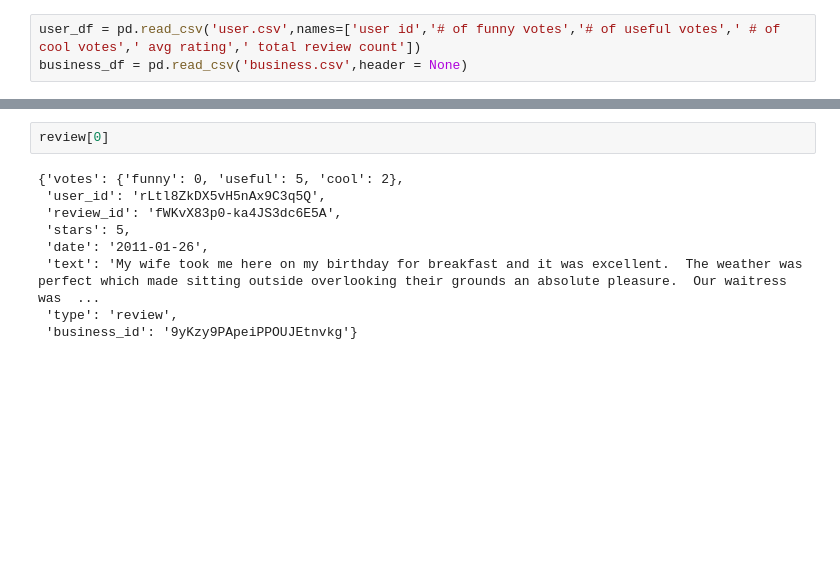
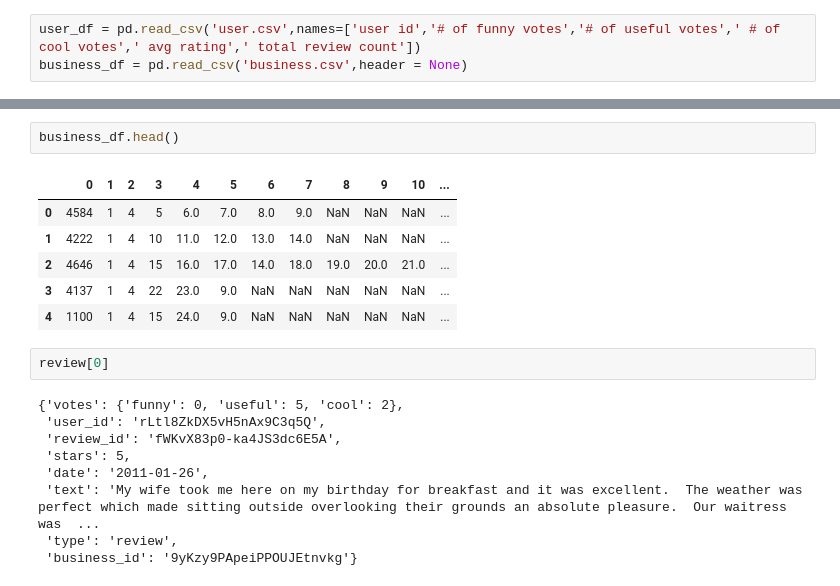
Before and after one commit to ordosnb/KNN, a Jupyter notebook: UserEmbedding.ipynb, the cells around one changed output, grey strips where cells are left out. Saved outputs shown, nothing was run; the diff lists cells and outputs as text; blank space fills up the shorter version.

```diff
--- a/UserEmbedding.ipynb
+++ b/UserEmbedding.ipynb
@@ -21,3 +30,12 @@ business_df = pd.read_csv('business.csv',header = None)
+# %%
+business_df.head()
+# %% [output]
+|  | 0 | 1 | 2 | 3 | 4 | 5 | 6 | 7 | 8 | 9 | 10 | ... |
+| 0 | 4584 | 1 | 4 | 5 | 6.0 | 7.0 | 8.0 | 9.0 | NaN | NaN | NaN | ... |
+| 1 | 4222 | 1 | 4 | 10 | 11.0 | 12.0 | 13.0 | 14.0 | NaN | NaN | NaN | ... |
+| 2 | 4646 | 1 | 4 | 15 | 16.0 | 17.0 | 14.0 | 18.0 | 19.0 | 20.0 | 21.0 | ... |
+| 3 | 4137 | 1 | 4 | 22 | 23.0 | 9.0 | NaN | NaN | NaN | NaN | NaN | ... |
+| 4 | 1100 | 1 | 4 | 15 | 24.0 | 9.0 | NaN | NaN | NaN | NaN | NaN | ... |
 # %%
 review[0]
 # %% [output]
```
Also changed, not shown: parts of 50 cells of this notebook.
